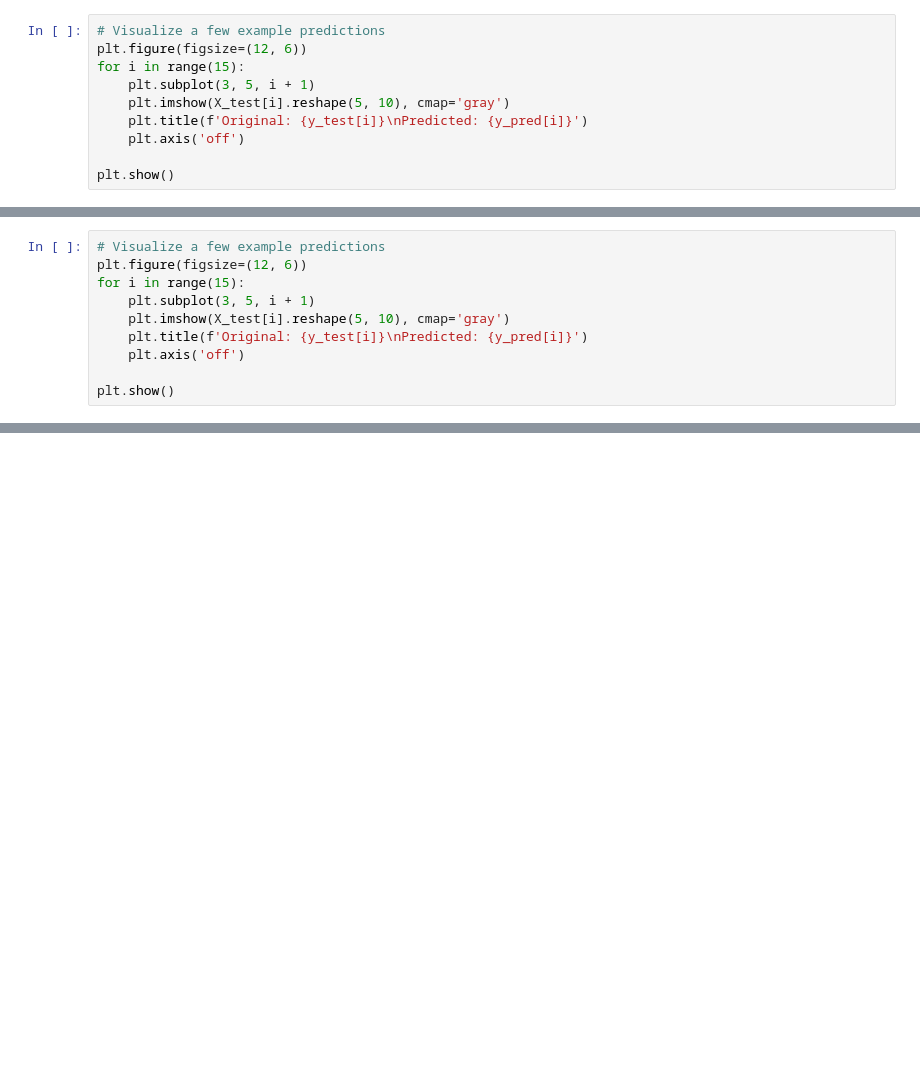
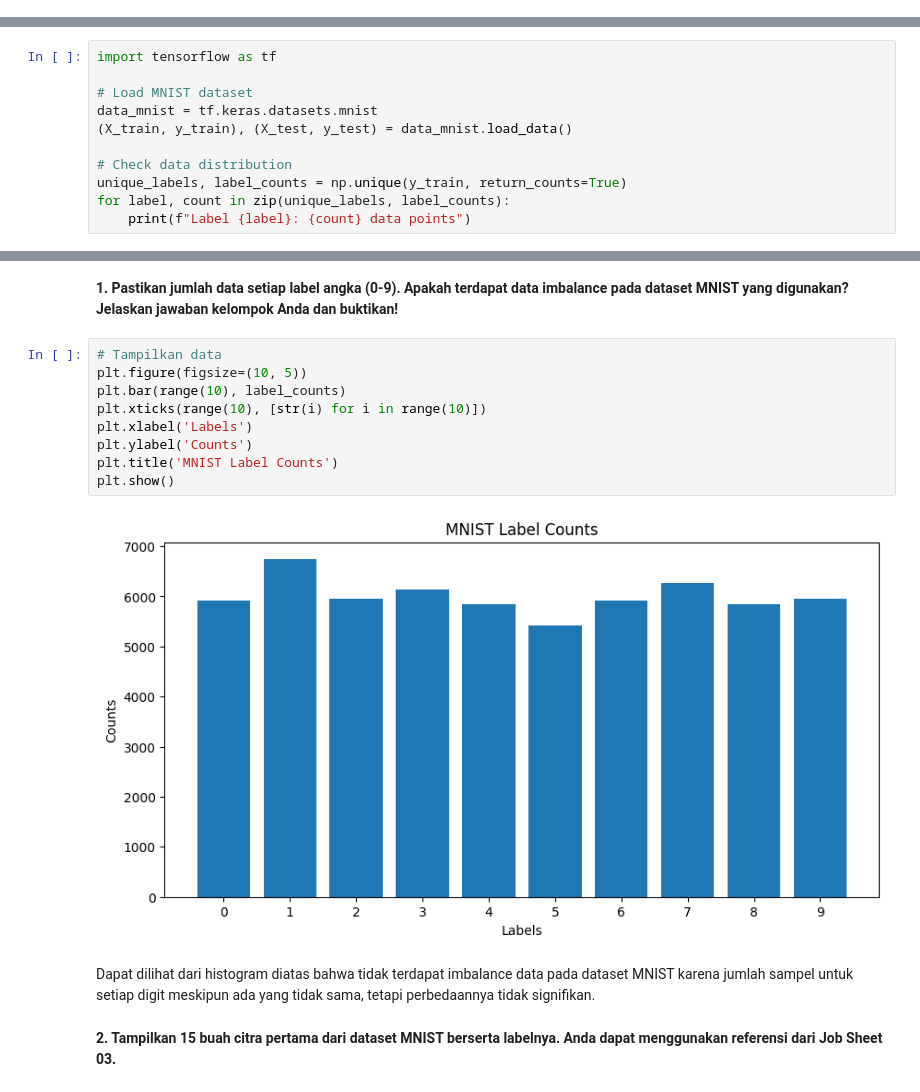
Before and after one commit to taufiqyfirdaus/Machine_Learning, a Jupyter notebook: Kuis1.ipynb, the cells around one changed output, grey strips where cells are left out. Saved outputs shown, nothing was run; the diff lists cells and outputs as text; blank space fills up the shorter version.

```diff
--- a/Kuis1.ipynb
+++ b/Kuis1.ipynb
@@ -293,10 +2,0 @@ Classification Report:
-# %%
-# Visualize a few example predictions
-plt.figure(figsize=(12, 6))
-for i in range(15):
-    plt.subplot(3, 5, i + 1)
-    plt.imshow(X_test[i].reshape(5, 10), cmap='gray')
-    plt.title(f'Original: {y_test[i]}\nPredicted: {y_pred[i]}')
-    plt.axis('off')
-
-plt.show()
@@ -346,10 +2,0 @@ Classification Report:
-# %%
-# Visualize a few example predictions
-plt.figure(figsize=(12, 6))
-for i in range(15):
-    plt.subplot(3, 5, i + 1)
-    plt.imshow(X_test[i].reshape(5, 10), cmap='gray')
-    plt.title(f'Original: {y_test[i]}\nPredicted: {y_pred[i]}')
-    plt.axis('off')
-
-plt.show()
@@ -357,0 +13,11 @@ plt.show()
+# %%
+import tensorflow as tf
+
+# Load MNIST dataset
+data_mnist = tf.keras.datasets.mnist
+(X_train, y_train), (X_test, y_test) = data_mnist.load_data()
+
+# Check data distribution
+unique_labels, label_counts = np.unique(y_train, return_counts=True)
+for label, count in zip(unique_labels, label_counts):
+    print(f"Label {label}: {count} data points")
@@ -357,0 +37,17 @@ plt.show()
+# %% [markdown]
+**1. Pastikan jumlah data setiap label angka (0-9). Apakah terdapat data imbalance pada dataset MNIST yang digunakan? Jelaskan jawaban kelompok Anda dan buktikan!**
+# %%
+# Tampilkan data
+plt.figure(figsize=(10, 5))
+plt.bar(range(10), label_counts)
+plt.xticks(range(10), [str(i) for i in range(10)])
+plt.xlabel('Labels')
+plt.ylabel('Counts')
+plt.title('MNIST Label Counts')
+plt.show()
+# %% [output]
+[figure, added]
+# %% [markdown]
+Dapat dilihat dari histogram diatas bahwa tidak terdapat imbalance data pada dataset MNIST karena jumlah sampel untuk setiap digit meskipun ada yang tidak sama, tetapi perbedaannya tidak signifikan.
+# %% [markdown]
+**2. Tampilkan 15 buah citra pertama dari dataset MNIST berserta labelnya. Anda dapat menggunakan referensi dari Job Sheet 03.**
```
Also changed, not shown: parts of 49 cells of this notebook.
